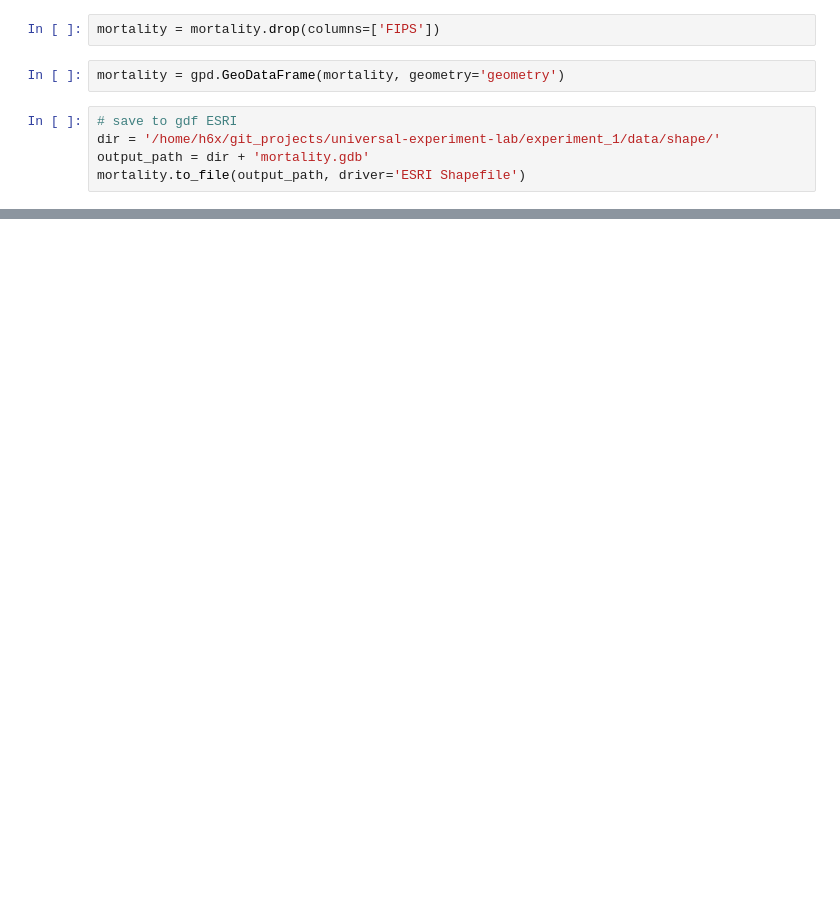
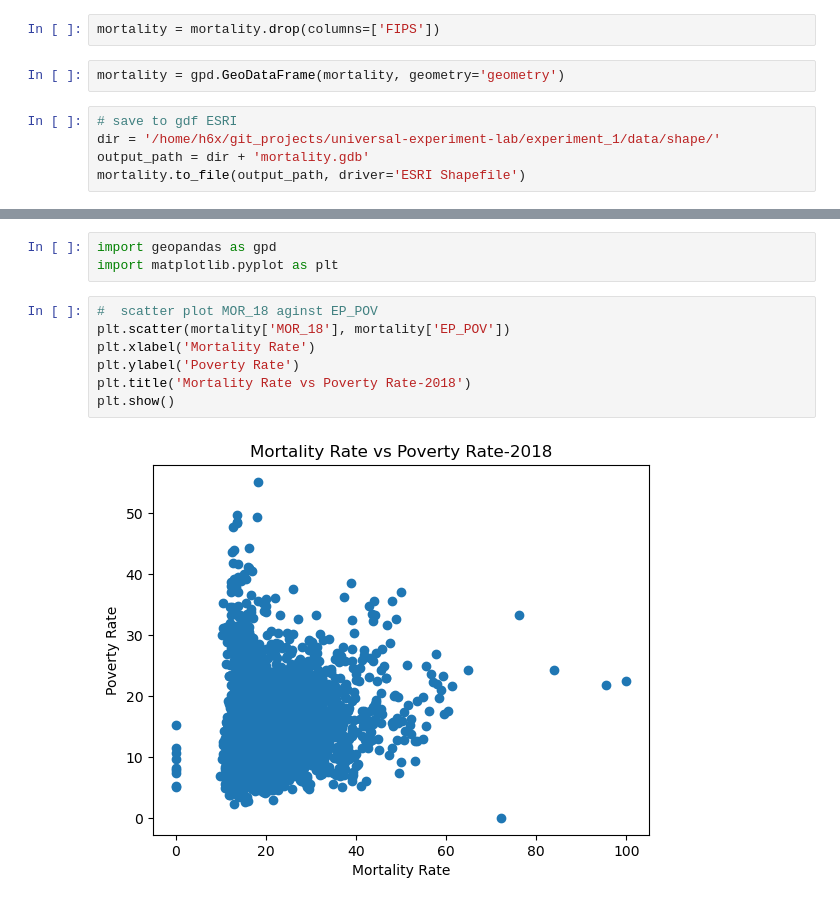
Before and after one commit to hashansl/universal-experiment-lab, a Jupyter notebook: experiment_1/process_mortality_data.ipynb, the cells around one changed output, grey strips where cells are left out. Saved outputs shown, nothing was run; the diff lists cells and outputs as text; blank space fills up the shorter version.

```diff
--- a/experiment_1/process_mortality_data.ipynb
+++ b/experiment_1/process_mortality_data.ipynb
@@ -138,0 +240,12 @@ mortality.to_file(output_path, driver='ESRI Shapefile')
+# %%
+import geopandas as gpd
+import matplotlib.pyplot as plt
+# %%
+#  scatter plot MOR_18 aginst EP_POV
+plt.scatter(mortality['MOR_18'], mortality['EP_POV'])
+plt.xlabel('Mortality Rate')
+plt.ylabel('Poverty Rate')
+plt.title('Mortality Rate vs Poverty Rate-2018')
+plt.show()
+# %% [output]
+[figure, added]
```
Also changed, not shown: parts of 14 cells of this notebook, 5 other files.
